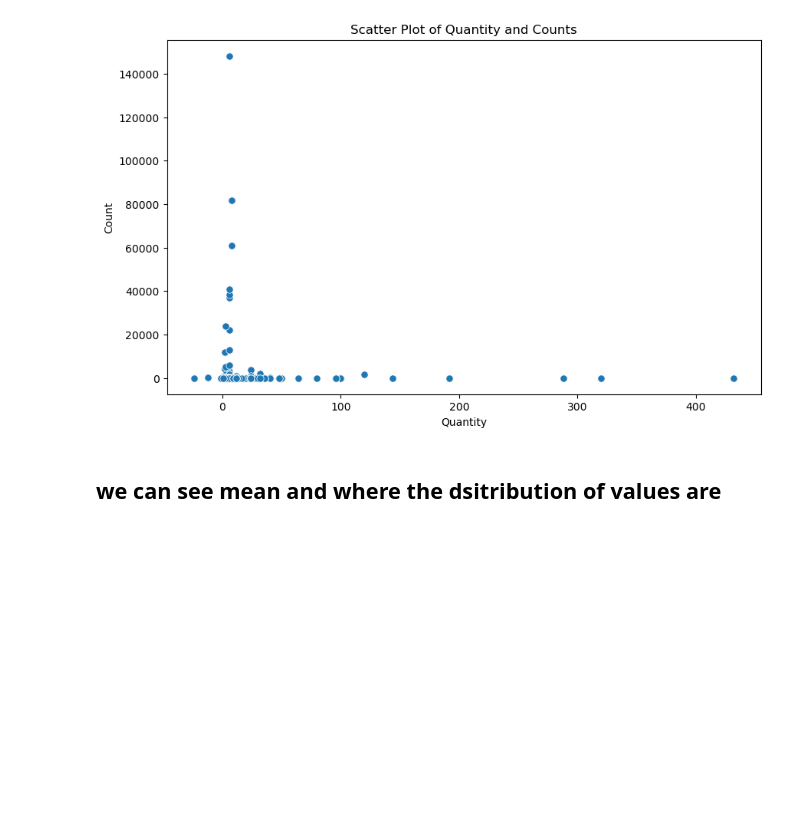
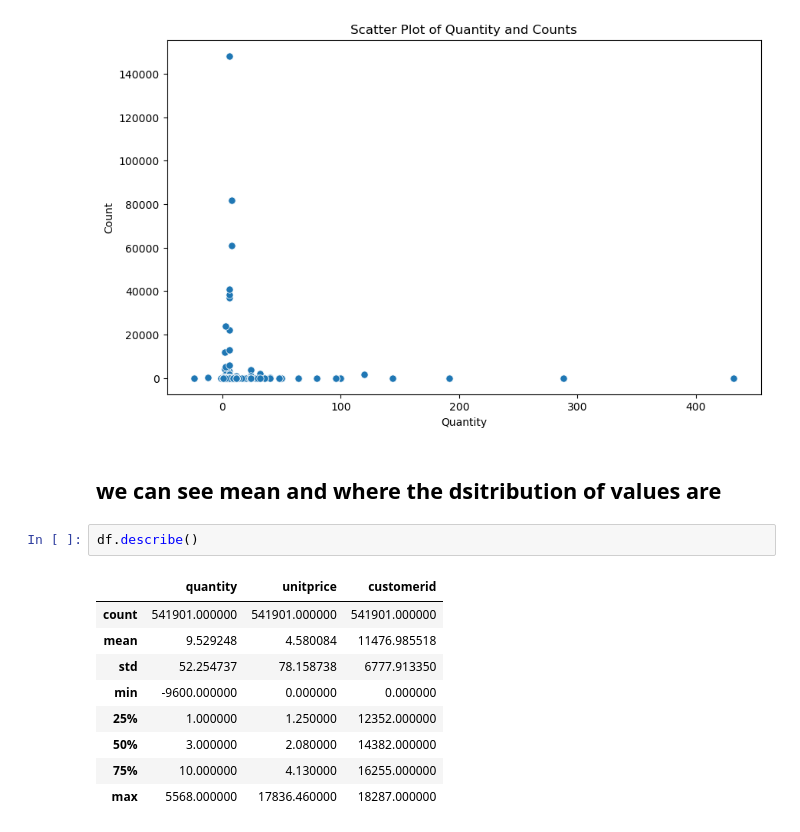
Before and after one commit to Marc-Aradillas/customer-segmentation-project, a Jupyter notebook: prep.ipynb, the cells around one changed output. Drawn from its saved outputs; the diff is of its cells as text; blank space fills up the shorter version.

```diff
--- a/prep.ipynb
+++ b/prep.ipynb
@@ -691,3 +687,15 @@ plt.show()
 [figure]
 # %% [markdown]
 ## we can see mean and where the dsitribution of values are
+# %%
+df.describe()
+# %% [output]
+|  | quantity | unitprice | customerid |
+| count | 541901.000000 | 541901.000000 | 541901.000000 |
+| mean | 9.529248 | 4.580084 | 11476.985518 |
+| std | 52.254737 | 78.158738 | 6777.913350 |
+| min | -9600.000000 | 0.000000 | 0.000000 |
+| 25% | 1.000000 | 1.250000 | 12352.000000 |
+| 50% | 3.000000 | 2.080000 | 14382.000000 |
+| 75% | 10.000000 | 4.130000 | 16255.000000 |
+| max | 5568.000000 | 17836.460000 | 18287.000000 |
```
Also changed, not shown: parts of 8 cells of this notebook.
